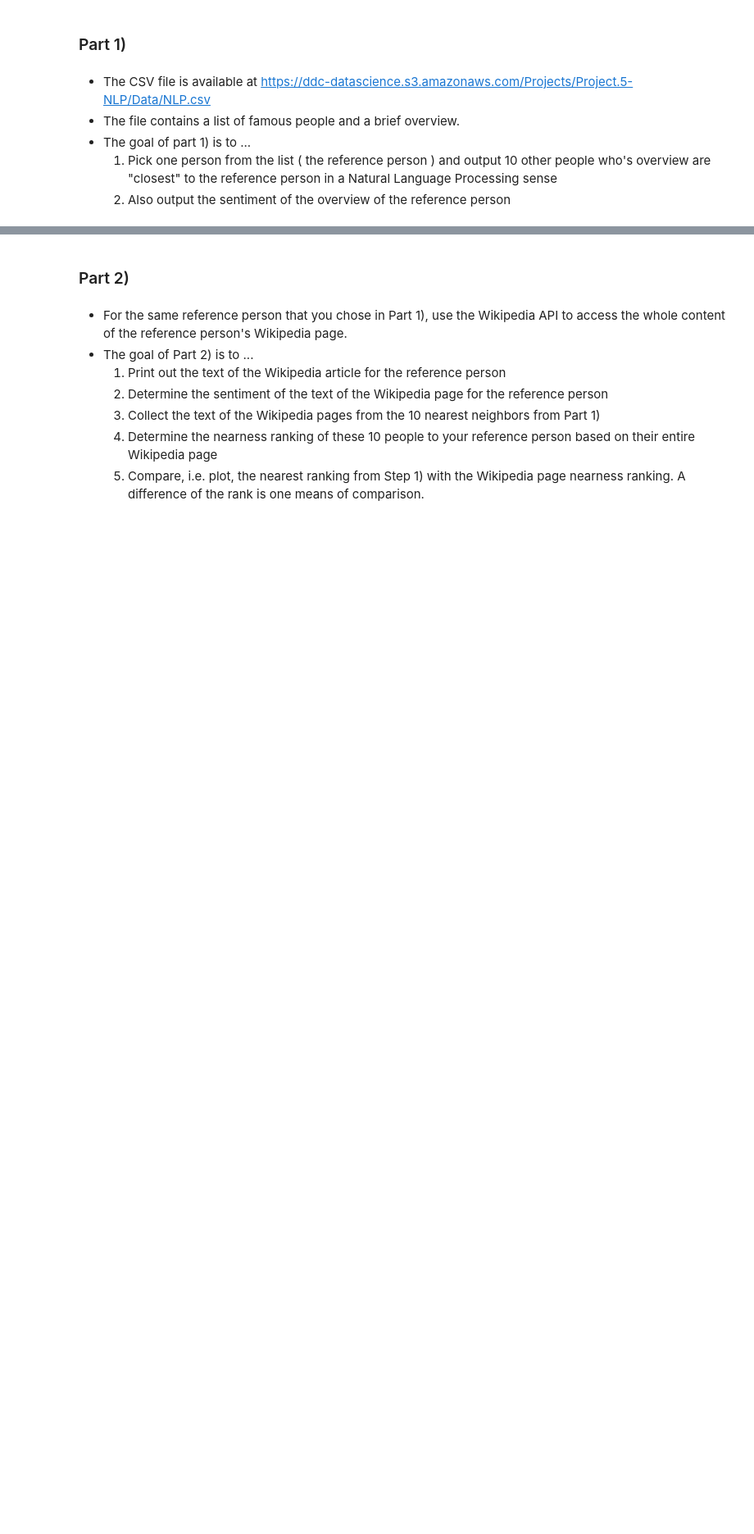
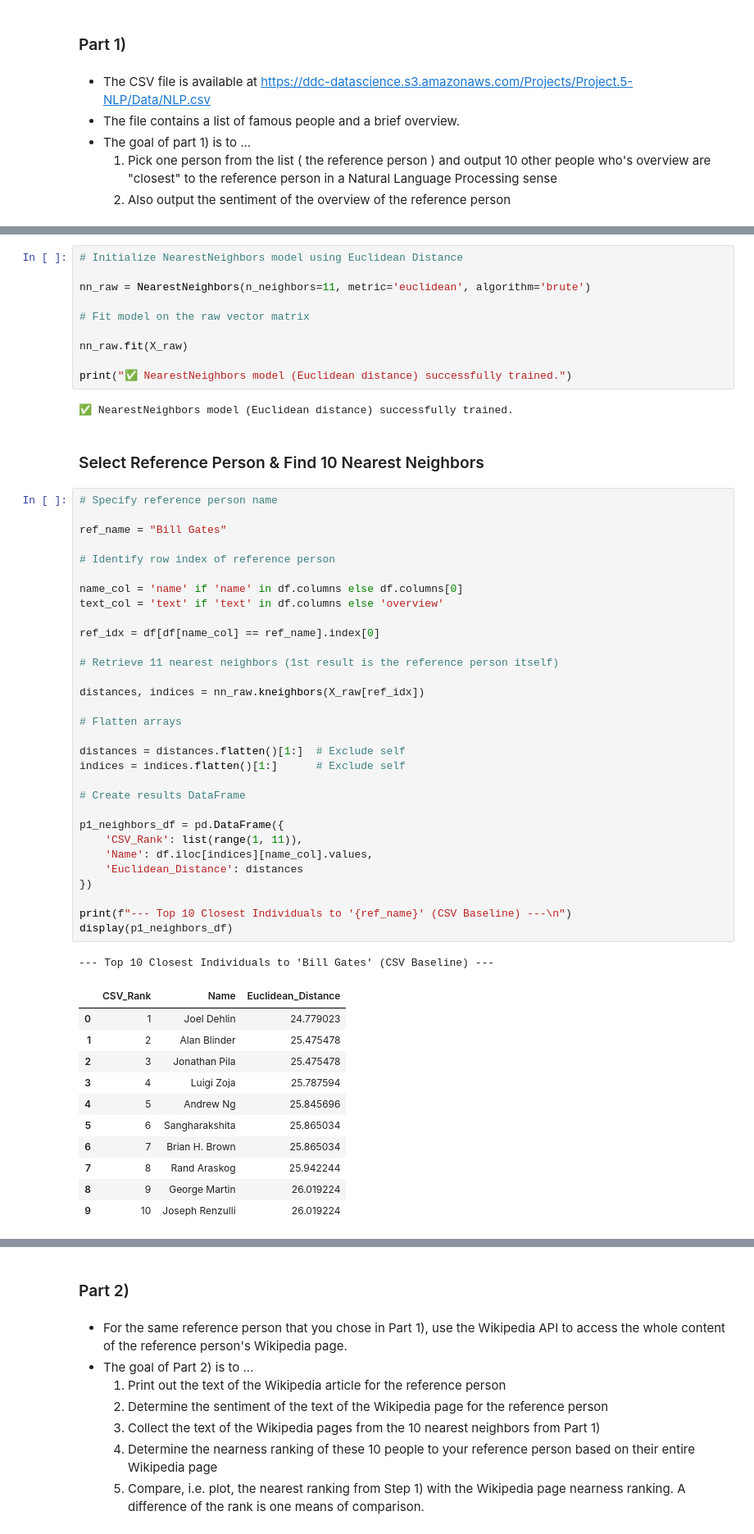
Before and after one commit to ikoghoddds-bit/Data-Science-Portfolio-C21, a Jupyter notebook: Projects/Project-5/NLP.Description.for.Students_Pass_Dirty.ipynb, the cells around one changed output, grey strips where cells are left out. Shown at 82% size. Drawn from its saved outputs; the diff is of its cells as text; blank space fills up the shorter version.

```diff
--- a/Projects/Project-5/NLP.Description.for.Students_Pass_Dirty.ipynb
+++ b/Projects/Project-5/NLP.Description.for.Students_Pass_Dirty.ipynb
@@ -16,0 +221,58 @@ on Wikipedia.
+# %%
+# Initialize NearestNeighbors model using Euclidean Distance
+
+nn_raw = NearestNeighbors(n_neighbors=11, metric='euclidean', algorithm='brute')
+
+# Fit model on the raw vector matrix
+
+nn_raw.fit(X_raw)
+
+print("✅ NearestNeighbors model (Euclidean distance) successfully trained.")
+# %% [output]
+✅ NearestNeighbors model (Euclidean distance) successfully trained.
+# %% [markdown]
+### Select Reference Person & Find 10 Nearest Neighbors
+# %%
+# Specify reference person name
+
+ref_name = "Bill Gates"
+
+# Identify row index of reference person
+
+name_col = 'name' if 'name' in df.columns else df.columns[0]
+text_col = 'text' if 'text' in df.columns else 'overview'
+
+ref_idx = df[df[name_col] == ref_name].index[0]
+
+# Retrieve 11 nearest neighbors (1st result is the reference person itself)
+
+distances, indices = nn_raw.kneighbors(X_raw[ref_idx])
+
+# Flatten arrays
+
+distances = distances.flatten()[1:]  # Exclude self
+indices = indices.flatten()[1:]      # Exclude self
+
+# Create results DataFrame
+
+p1_neighbors_df = pd.DataFrame({
+    'CSV_Rank': list(range(1, 11)),
+    'Name': df.iloc[indices][name_col].values,
+    'Euclidean_Distance': distances
+})
+
+print(f"--- Top 10 Closest Individuals to '{ref_name}' (CSV Baseline) ---\n")
+display(p1_neighbors_df)
+# %% [output]
+--- Top 10 Closest Individuals to 'Bill Gates' (CSV Baseline) ---
+|  | CSV_Rank | Name | Euclidean_Distance |
+| 0 | 1 | Joel Dehlin | 24.779023 |
+| 1 | 2 | Alan Blinder | 25.475478 |
+| 2 | 3 | Jonathan Pila | 25.475478 |
+| 3 | 4 | Luigi Zoja | 25.787594 |
+| 4 | 5 | Andrew Ng | 25.845696 |
+| 5 | 6 | Sangharakshita | 25.865034 |
+| 6 | 7 | Brian H. Brown | 25.865034 |
+| 7 | 8 | Rand Araskog | 25.942244 |
+| 8 | 9 | George Martin | 26.019224 |
+| 9 | 10 | Joseph Renzulli | 26.019224 |
```
Also changed, not shown: parts of 43 cells of this notebook.
